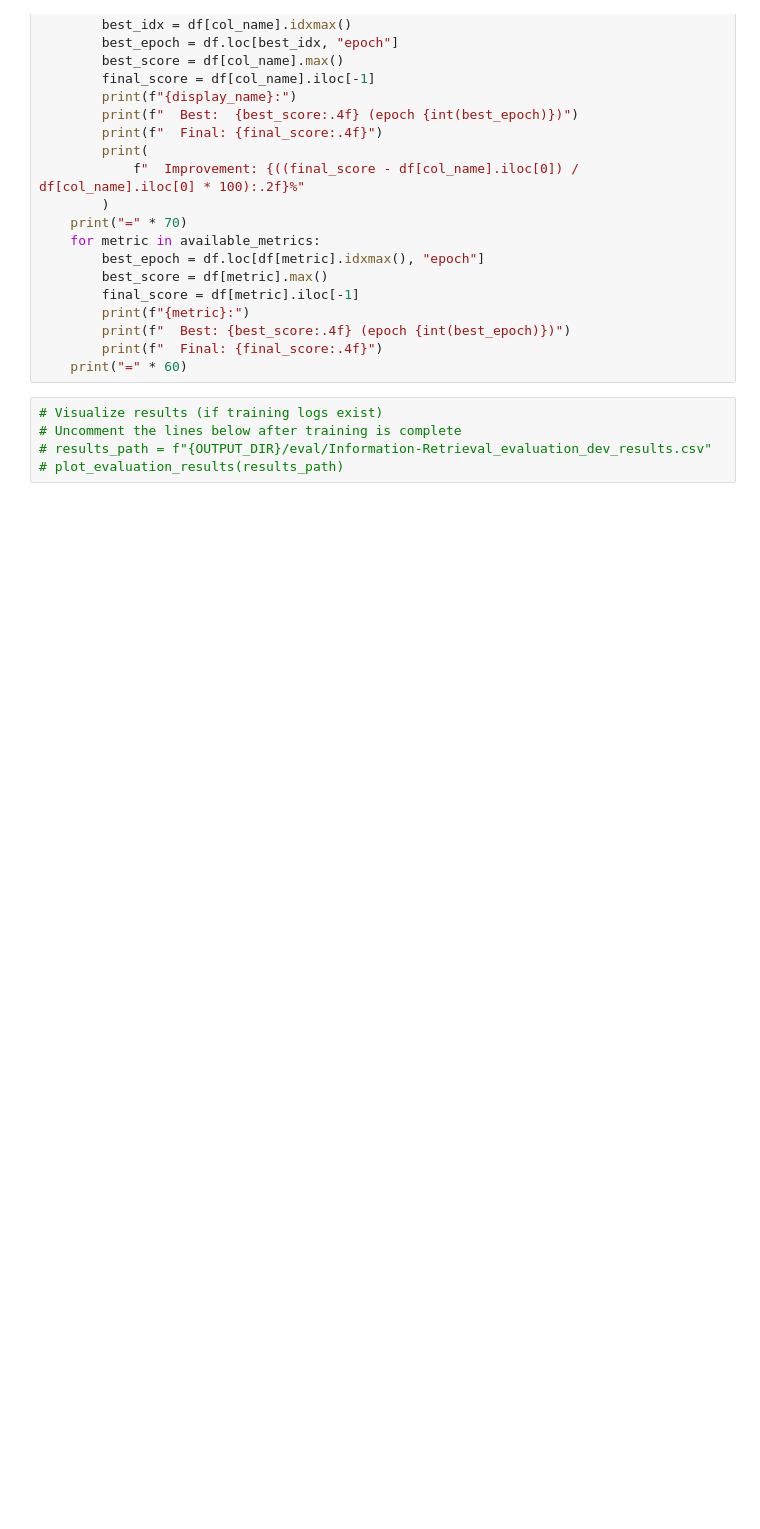
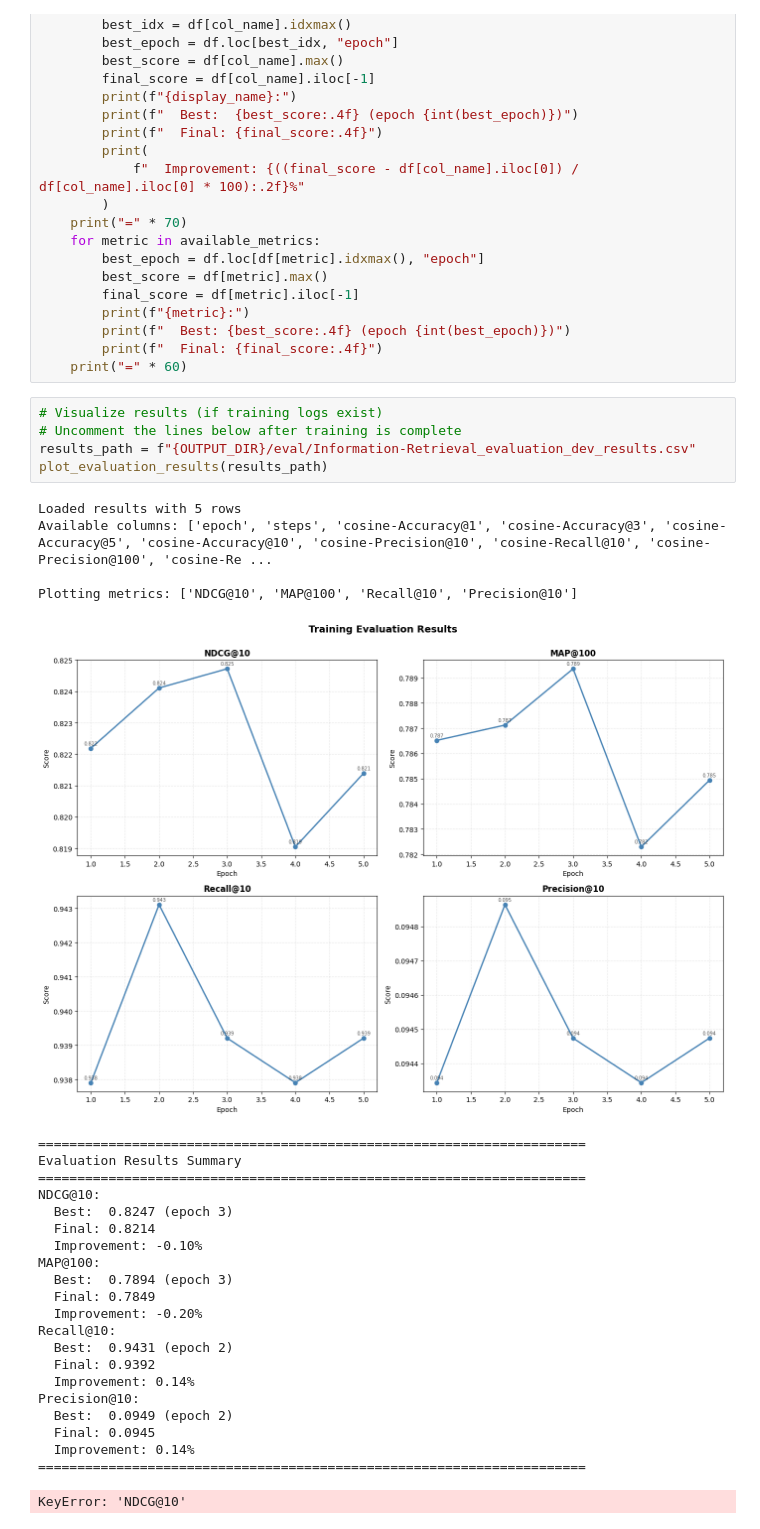
Before and after one commit to peylix/semantic-retrieval, a Jupyter notebook: semantic_retrieval_notebook.ipynb, the cells around one changed output. Drawn from its saved outputs; the diff is of its cells as text; blank space fills up the shorter version.

```diff
--- a/semantic_retrieval_notebook.ipynb
+++ b/semantic_retrieval_notebook.ipynb
@@ -713,8 +820,35 @@ def plot_evaluation_results(results_csv_path: str):
 # %%
 # Visualize results (if training logs exist)
 # Uncomment the lines below after training is complete
-# results_path = f"{OUTPUT_DIR}/eval/Information-Retrieval_evaluation_dev_results.csv"
-# plot_evaluation_results(results_path)
+results_path = f"{OUTPUT_DIR}/eval/Information-Retrieval_evaluation_dev_results.csv"
+plot_evaluation_results(results_path)
+# %% [output]
+Loaded results with 5 rows
+Available columns: ['epoch', 'steps', 'cosine-Accuracy@1', 'cosine-Accuracy@3', 'cosine-Accuracy@5', 'cosine-Accuracy@10', 'cosine-Precision@10', 'cosine-Recall@10', 'cosine-Precision@100', 'cosine-Re ...
+
+Plotting metrics: ['NDCG@10', 'MAP@100', 'Recall@10', 'Precision@10']
+[figure, added]
+======================================================================
+Evaluation Results Summary
+======================================================================
+NDCG@10:
+  Best:  0.8247 (epoch 3)
+  Final: 0.8214
+  Improvement: -0.10%
+MAP@100:
+  Best:  0.7894 (epoch 3)
+  Final: 0.7849
+  Improvement: -0.20%
+Recall@10:
+  Best:  0.9431 (epoch 2)
+  Final: 0.9392
+  Improvement: 0.14%
+Precision@10:
+  Best:  0.0949 (epoch 2)
+  Final: 0.0945
+  Improvement: 0.14%
+======================================================================
+KeyError: 'NDCG@10'
 # %% [markdown]
 ## 9. Summary
 
```
Also changed, not shown: parts of 8 cells of this notebook.
